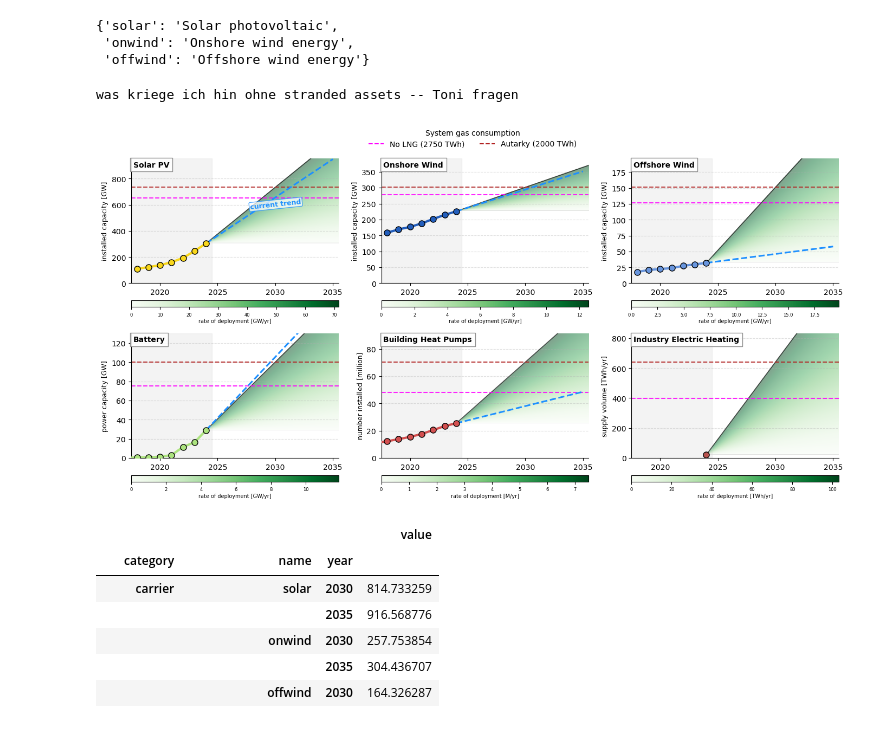
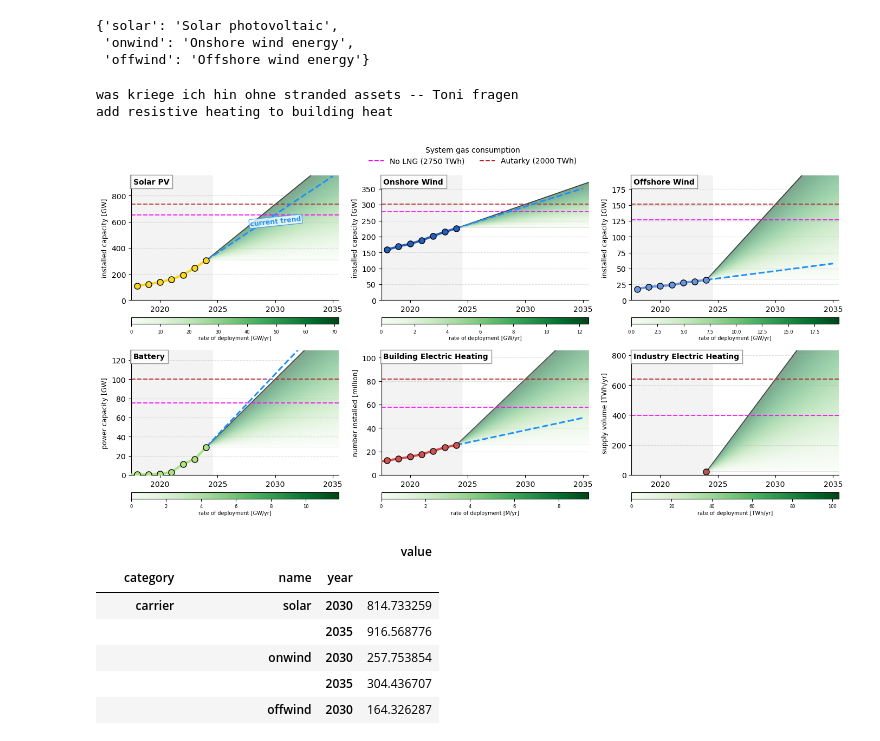
Before and after one commit to LukasFrankenQ/resilient-pypsa-eur, a Jupyter notebook: notebooks/plot_phaseout_trajectory.ipynb, the cells around one changed output. Drawn from its saved outputs; the diff is of its cells as text; code cells hidden in the pictures.

```diff
--- a/notebooks/plot_phaseout_trajectory.ipynb
+++ b/notebooks/plot_phaseout_trajectory.ipynb
@@ -330,7 +330,10 @@ def get_hp_shares(n, countries):
         sss = sss.loc[sss.index.get_level_values(2).isin(heating_demands)]
 
         total_supply = sss.sum()
-        hp_supply = sss.loc[sss.index.get_level_values(1).str.contains('heat pump')].sum()
+        hp_supply = sss.loc[
+            sss.index.get_level_values(1).str.contains('heat pump') |
+            sss.index.get_level_values(1).str.contains('resistive heater')
+            ].sum()
 
         hp_share = hp_supply / total_supply
         hp_shares.loc[c] = hp_share
@@ -543,7 +546,7 @@ ylabel_themes = [
 
 fig, axs = plt.subplots(2, 3, figsize=(14, 6.5))
 
-techs = ['Solar PV', 'Onshore Wind', 'Offshore Wind', 'Battery', 'Building Heat Pumps', 'Industry Electric Heating']
+techs = ['Solar PV', 'Onshore Wind', 'Offshore Wind', 'Battery', 'Building Electric Heating', 'Industry Electric Heating']
 units = ['GW/yr', 'GW/yr', 'GW/yr', 'GW/yr', 'M/yr', 'TWh/yr']
 colors_tech = ['#f9d71c', '#235ebc', '#6895dd', '#ace37f', '#d35050', '#b8544f']
 # val_2024s =    [250, 200,  40,  20,  25,  22]
@@ -622,34 +625,38 @@ for (i, ax), vals in zip(
     ax.set_ylabel(ylabel_themes[i], fontsize=9)  # Add thematic ylabels here
 
 for ax in axs.flatten():
     ax.spines['top'].set_visible(False)
     ax.spines['right'].set_visible(False)
     ax.fill_between([2017.5, 2024.5], *ax.get_ylim(),
                     color='lightgrey', alpha=0.25, zorder=0)
     ax.grid(True, axis='y', linestyle='--', alpha=0.4)
     ax.set_axisbelow(True)
     ax.set_xticks([2020, 2025, 2030, 2035])
 
 plt.tight_layout(h_pad=1.8)
 
 for i, ax in enumerate(axs.flatten()):
     norm, cmap, unit = norms_cmaps[i]
     add_colorbar_below(fig, ax, norm, cmap, unit)
 
 handles = [
     plt.Line2D([0], [0], color='magenta', lw=1.5, ls='--', label='No LNG (2750 TWh)'),
     plt.Line2D([0], [0], color='firebrick', lw=1.5, ls='--', label='Autarky (2000 TWh)'),
 ]
 fig.legend(handles=handles, loc='upper center', bbox_to_anchor=(0.5, 1.08),
            ncol=2, frameon=False, title='System gas consumption')
 
 # plt.savefig('/home/claude/gradient_imshow.png', dpi=150, bbox_inches='tight')
 
 print('was kriege ich hin ohne stranded assets -- Toni fragen')
+print('add resistive heating to building heat')
+
+plt.savefig('phaseout_trajectory.pdf', bbox_inches='tight')
 plt.show()
 # %% [output]
 was kriege ich hin ohne stranded assets -- Toni fragen
+add resistive heating to building heat
-[figure, old version]
+[figure, new version]
 # %%
 model_projection_df
 # %% [output]
```
Also changed, not shown: 3 other files.
